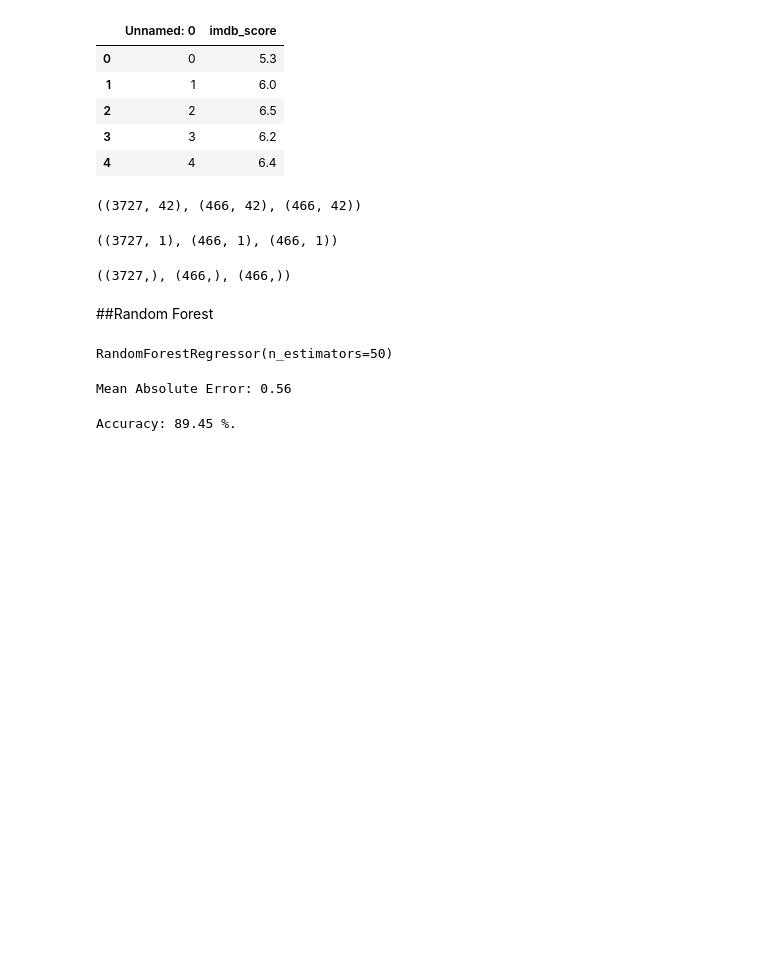
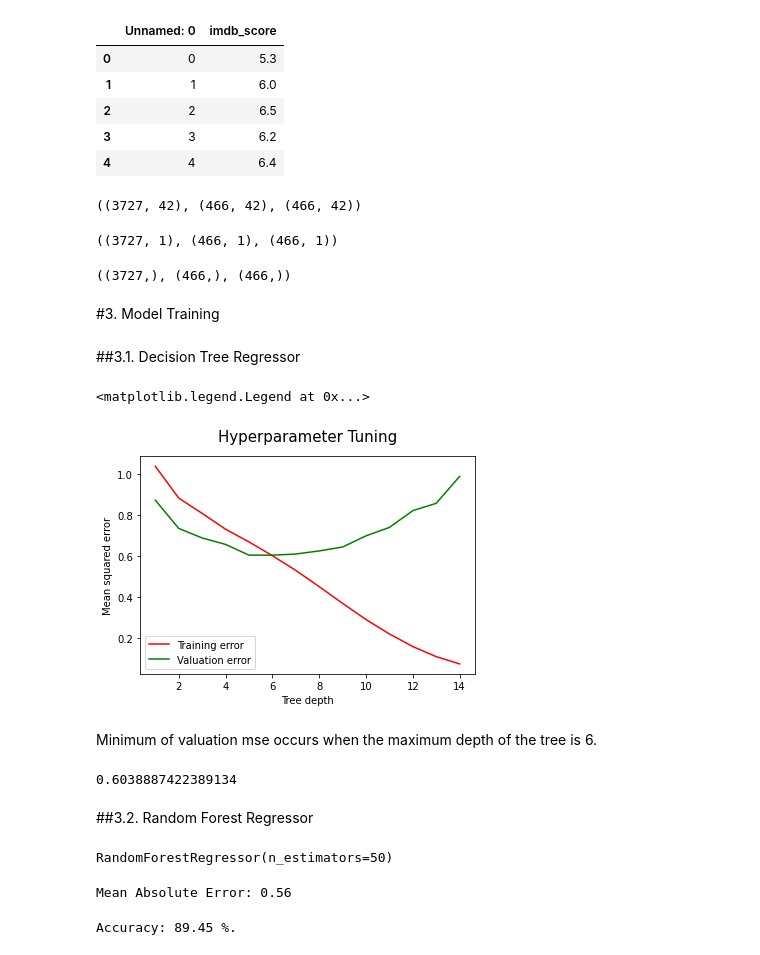
Before and after one commit to NBK-code/IMDB_Movie_Rating_Prediction, a Jupyter notebook: IMDB_mrp_Model_Selection.ipynb, the cells around one changed output. Cells and saved outputs as stored; diff of their text form; code cells hidden in the pictures; blank space fills up the shorter version.

```diff
--- a/IMDB_mrp_Model_Selection.ipynb
+++ b/IMDB_mrp_Model_Selection.ipynb
@@ -117,8 +121,39 @@ y_val_np = y_val_np.flatten()
 y_train_np.shape, y_test_np.shape, y_val_np.shape
 # %% [output]
 ((3727,), (466,), (466,))
+# %% [markdown]
+#3. Model Training
+# %% [markdown]
+##3.1. Decision Tree Regressor
+# %%
+from sklearn.metrics import mean_squared_error as mse
+
+max_depths = range(1, 15)
+training_error = []
+val_error = []
+for max_depth in max_depths:
+    model_dtr = DecisionTreeRegressor(max_depth=max_depth)
+    model_dtr.fit(X_train_np, y_train_np)
+    training_error.append(mse(y_train_np, model_dtr.predict(X_train_np)))
+    val_error.append(mse(y_val_np, model_dtr.predict(X_val_np)))
+
+plt.plot(max_depths, training_error, color='red', label='Training error')
+plt.plot(max_depths, val_error, color='green', label='Valuation error')
+plt.xlabel('Tree depth')
+plt.ylabel('Mean squared error')
+plt.title('Hyperparameter Tuning', pad=15, size=15)
+plt.legend()
+# %% [output]
+<matplotlib.legend.Legend at 0x...>
+[figure, added]
+# %% [markdown]
+Minimum of valuation mse occurs when the maximum depth of the tree is 6.
+# %%
+min(val_error)
+# %% [output]
+0.6038887422389134
 # %% [markdown]
-##Random Forest
+##3.2. Random Forest Regressor
 # %%
 randregrssor=RandomForestRegressor(n_estimators=50)
 # %%
```
Also changed, not shown: parts of 2 cells of this notebook.
